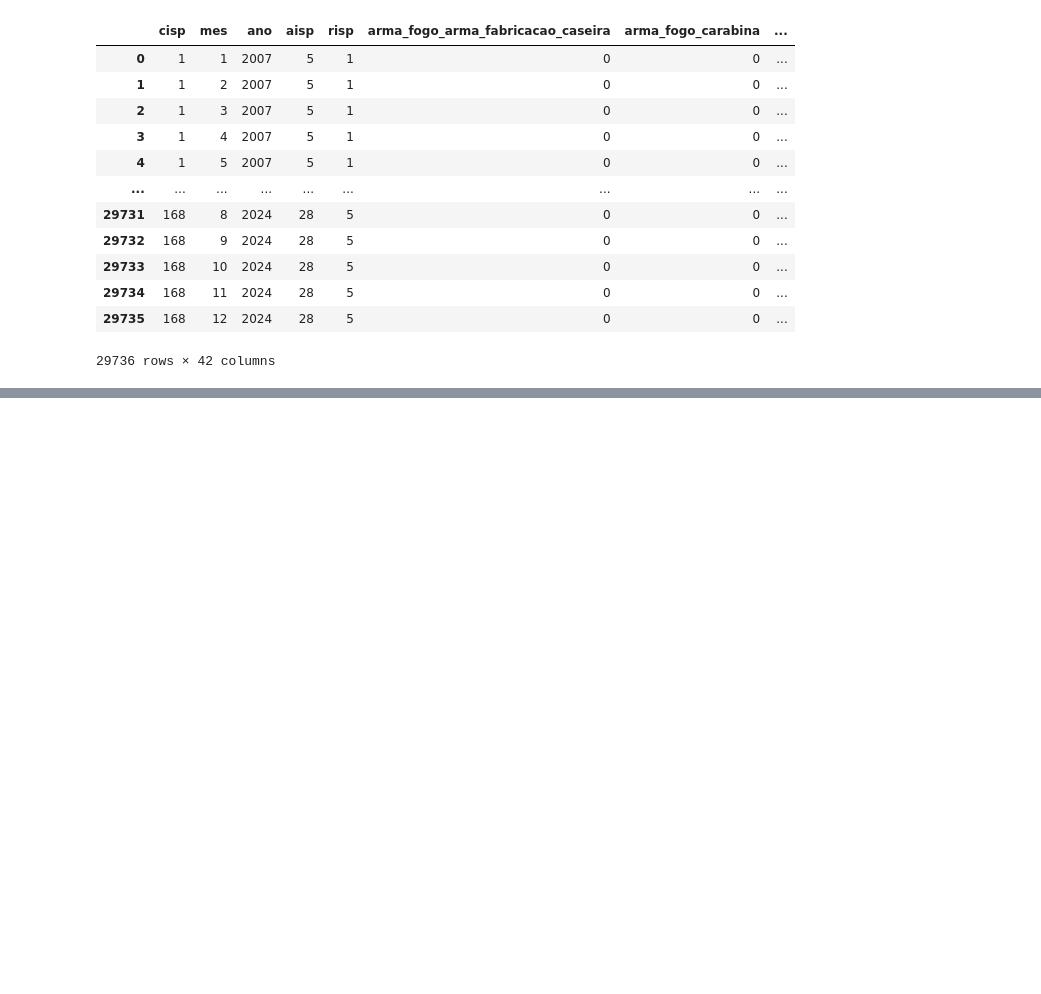
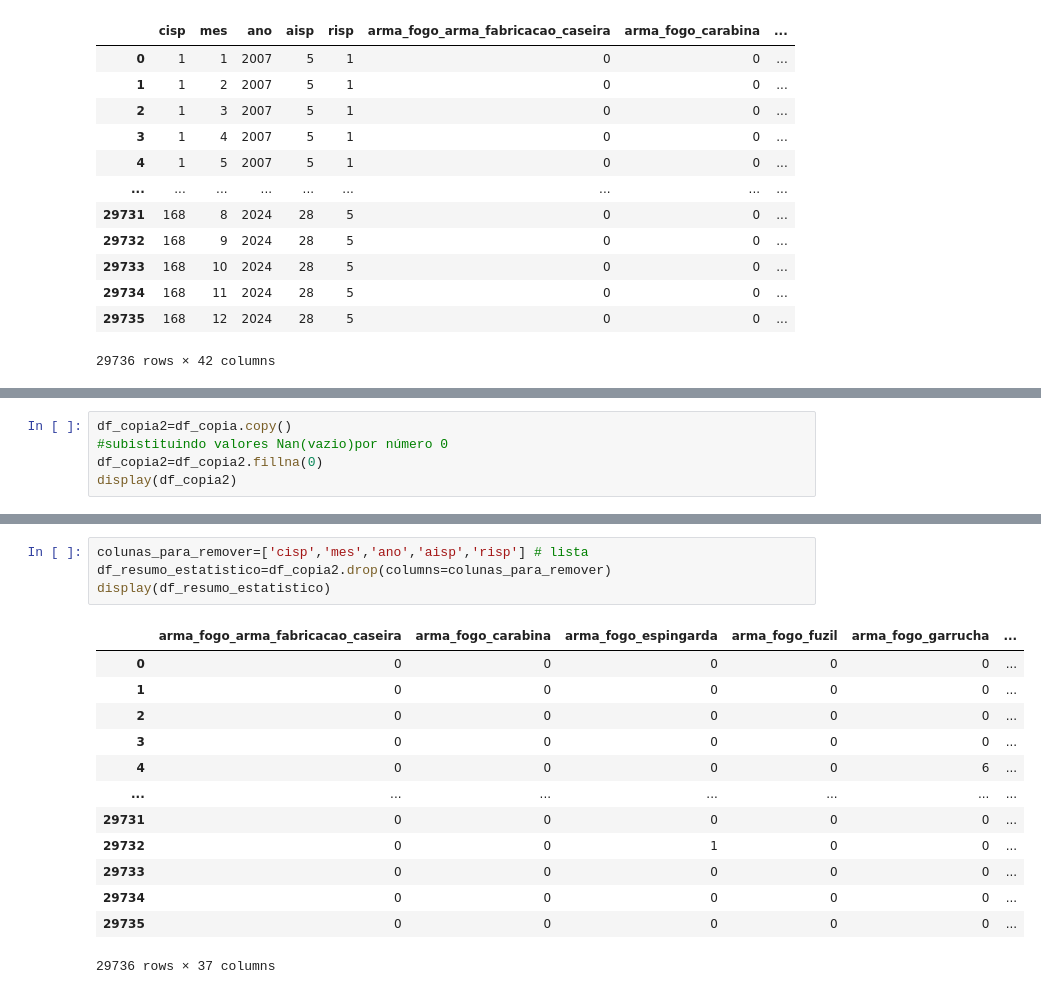
Before and after one commit to LilianeCrespo/ProjetoFinalBD, a Jupyter notebook: Espelho_principal.ipynb, the cells around one changed output, grey strips where cells are left out. Saved outputs shown, nothing was run; the diff lists cells and outputs as text; blank space fills up the shorter version.

```diff
--- a/Espelho_principal.ipynb
+++ b/Espelho_principal.ipynb
@@ -45,0 +55,5 @@ display(df_copia)
+# %%
+df_copia2=df_copia.copy()
+#subistituindo valores Nan(vazio)por número 0
+df_copia2=df_copia2.fillna(0)
+display(df_copia2)
@@ -45,0 +74,18 @@ display(df_copia)
+# %%
+colunas_para_remover=['cisp','mes','ano','aisp','risp'] # lista
+df_resumo_estatistico=df_copia2.drop(columns=colunas_para_remover)
+display(df_resumo_estatistico)
+# %% [output]
+|  | arma_fogo_arma_fabricacao_caseira | arma_fogo_carabina | arma_fogo_espingarda | arma_fogo_fuzil | arma_fogo_garrucha | ... |
+| 0 | 0 | 0 | 0 | 0 | 0 | ... |
+| 1 | 0 | 0 | 0 | 0 | 0 | ... |
+| 2 | 0 | 0 | 0 | 0 | 0 | ... |
+| 3 | 0 | 0 | 0 | 0 | 0 | ... |
+| 4 | 0 | 0 | 0 | 0 | 6 | ... |
+| ... | ... | ... | ... | ... | ... | ... |
+| 29731 | 0 | 0 | 0 | 0 | 0 | ... |
+| 29732 | 0 | 0 | 1 | 0 | 0 | ... |
+| 29733 | 0 | 0 | 0 | 0 | 0 | ... |
+| 29734 | 0 | 0 | 0 | 0 | 0 | ... |
+| 29735 | 0 | 0 | 0 | 0 | 0 | ... |
+29736 rows × 37 columns
```
Also changed, not shown: parts of 20 cells of this notebook.
